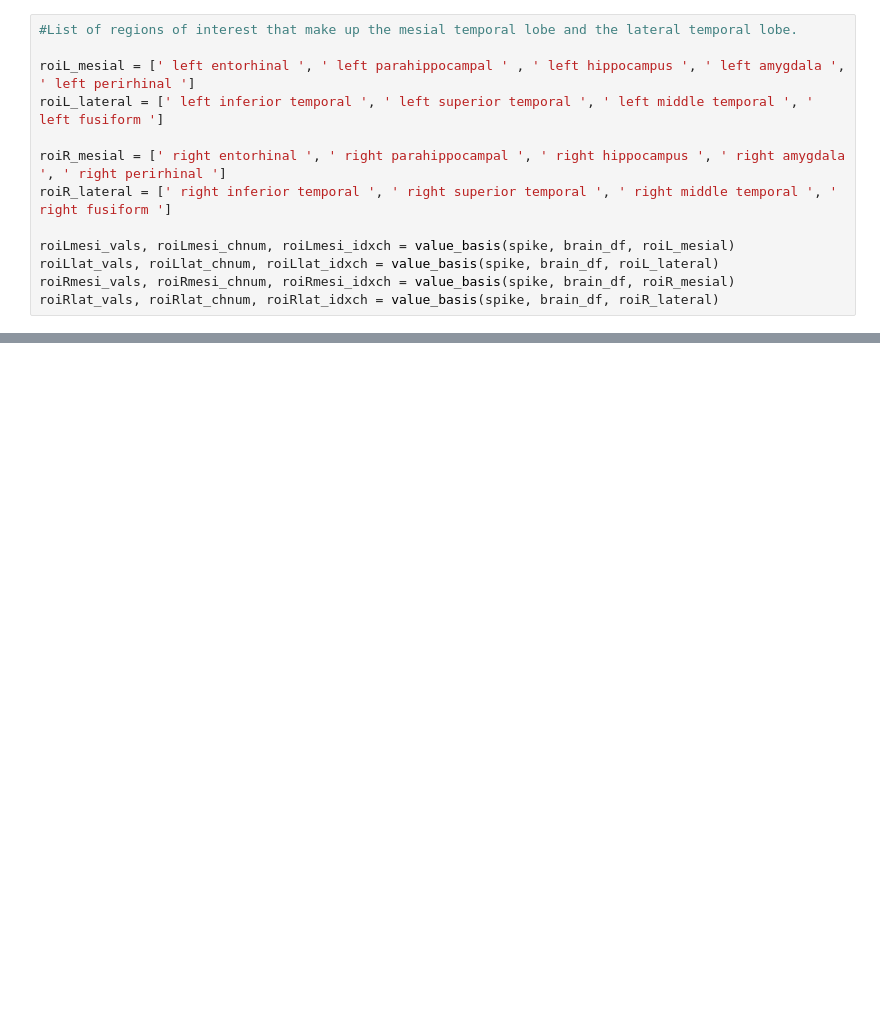
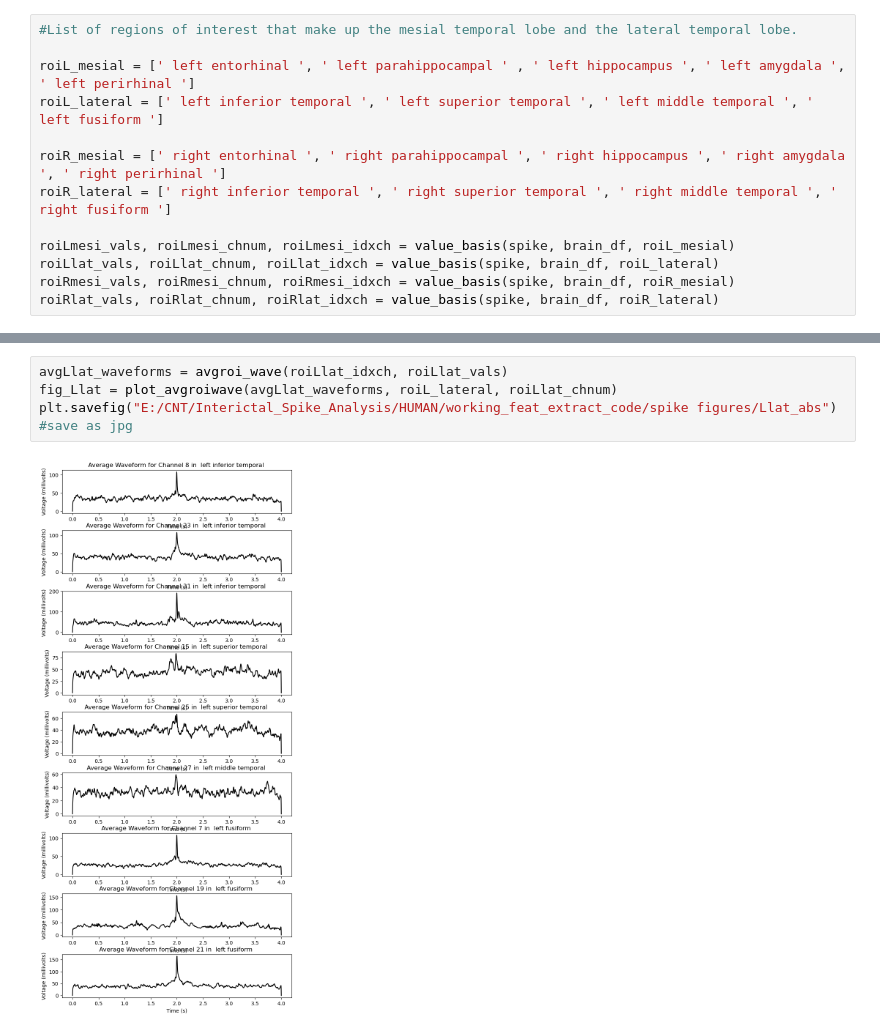
Before and after one commit to carlosaaguila/Interictal_Spike_Analysis, a Jupyter notebook: HUMAN/working_feat_extract_code/mesi lat analysis.ipynb, the cells around one changed output, grey strips where cells are left out. Drawn from its saved outputs; the diff is of its cells as text; blank space fills up the shorter version.

```diff
--- a/HUMAN/working_feat_extract_code/mesi lat analysis.ipynb
+++ b/HUMAN/working_feat_extract_code/mesi lat analysis.ipynb
@@ -48,0 +143,6 @@ spike.chlabels[0][0][roiRlat_idxch]
+# %%
+avgLlat_waveforms = avgroi_wave(roiLlat_idxch, roiLlat_vals)
+fig_Llat = plot_avgroiwave(avgLlat_waveforms, roiL_lateral, roiLlat_chnum)
+plt.savefig("E:/CNT/Interictal_Spike_Analysis/HUMAN/working_feat_extract_code/spike figures/Llat_abs") #save as jpg
+# %% [output]
+[figure, added]
```
Also changed, not shown: parts of 9 cells of this notebook, 5 other files.
